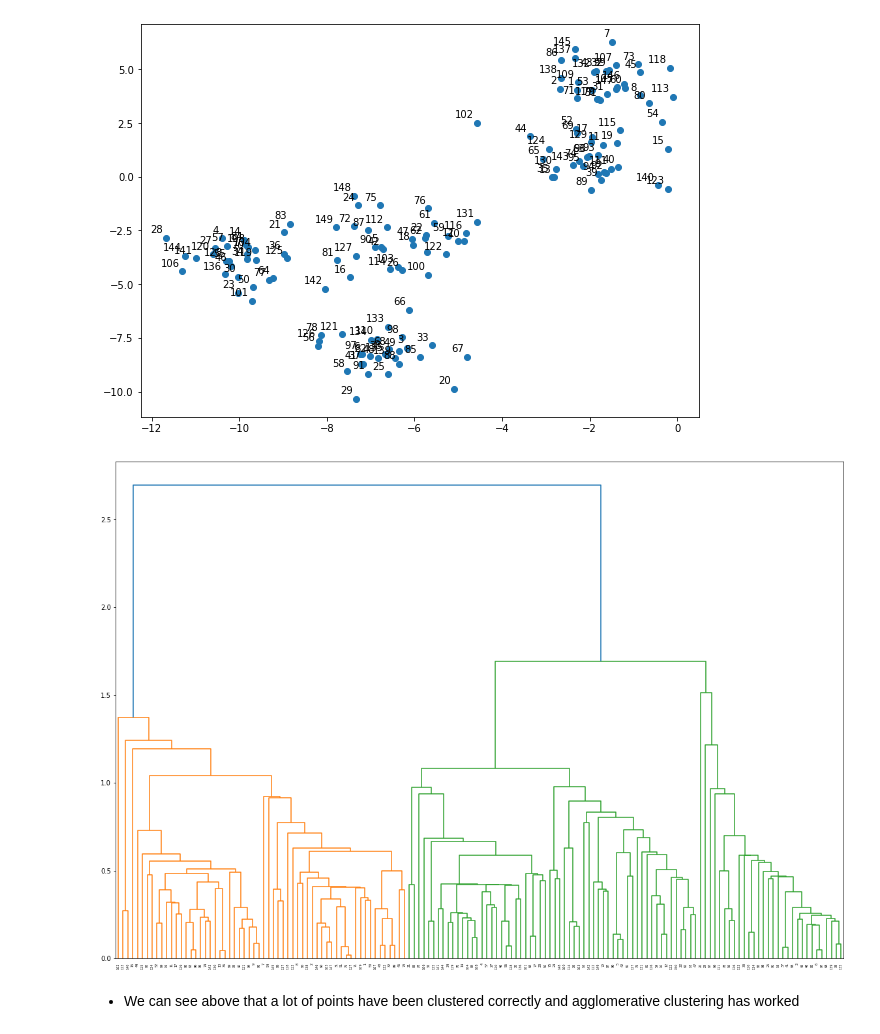
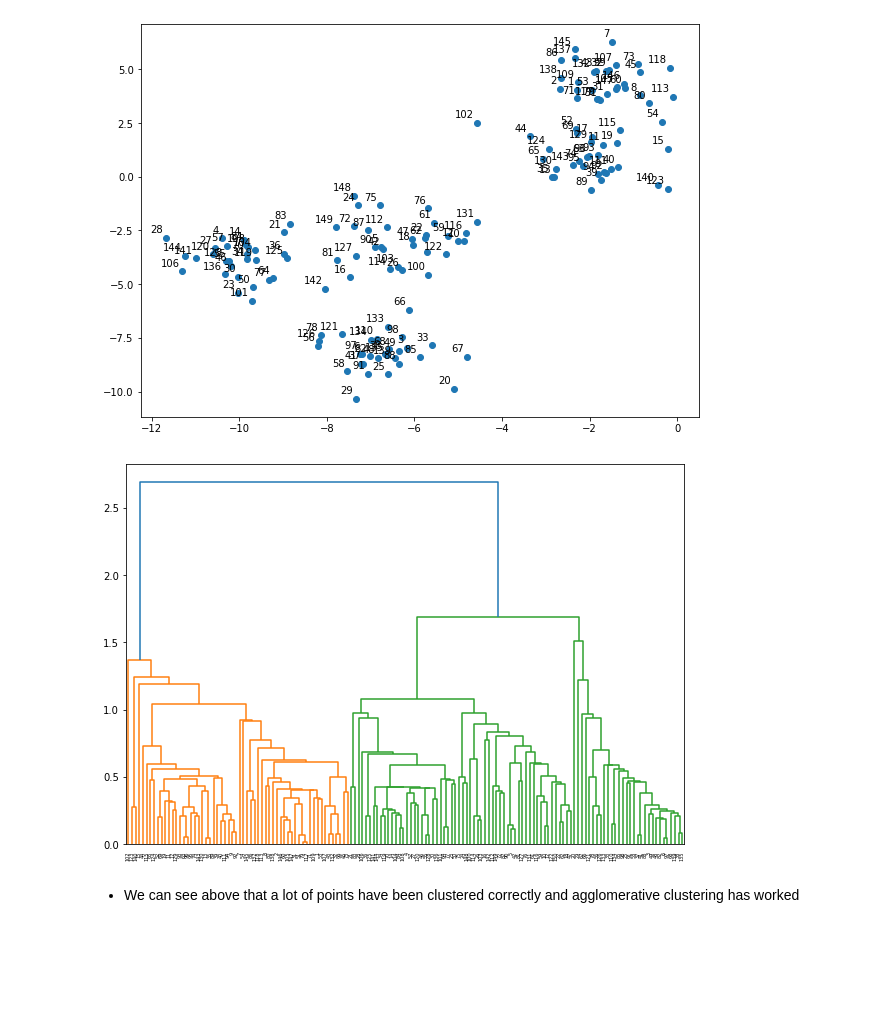
Before and after one commit to HarshitCodex/WSN-Clustering, a Jupyter notebook: Hierarchical_Clustering/wsn_clust_hierarchical.ipynb, the cells around one changed output. Saved outputs shown, nothing was run; the diff lists cells and outputs as text; code cells hidden in the pictures; blank space fills up the shorter version.

```diff
--- a/Hierarchical_Clustering/wsn_clust_hierarchical.ipynb
+++ b/Hierarchical_Clustering/wsn_clust_hierarchical.ipynb
@@ -37,13 +37,13 @@ plt.show()
 # %%
 linked = linkage(X,'single',metric='euclid')
 
 labelList = range(1,151)
 
-plt.figure(figsize=(20,14))
+plt.figure(figsize=(10,7))
 dendrogram(linked,orientation='top',labels=labelList,distance_sort='descending',show_leaf_counts = True)
 plt.show()
 # %% [output]
-[figure, old version]
+[figure, new version]
 # %%
 from sklearn.cluster import AgglomerativeClustering
 cluster = AgglomerativeClustering(n_clusters=5,affinity='euclidean',linkage='ward')
```
Also changed, not shown: 4 other files.
